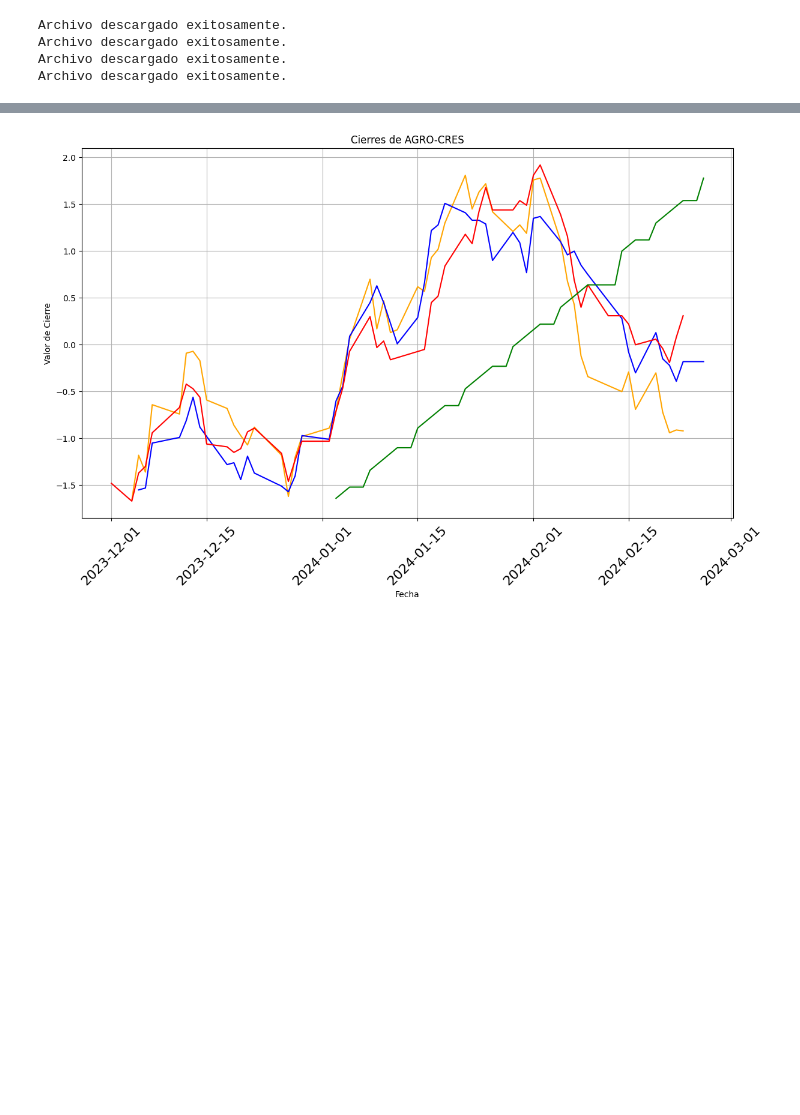
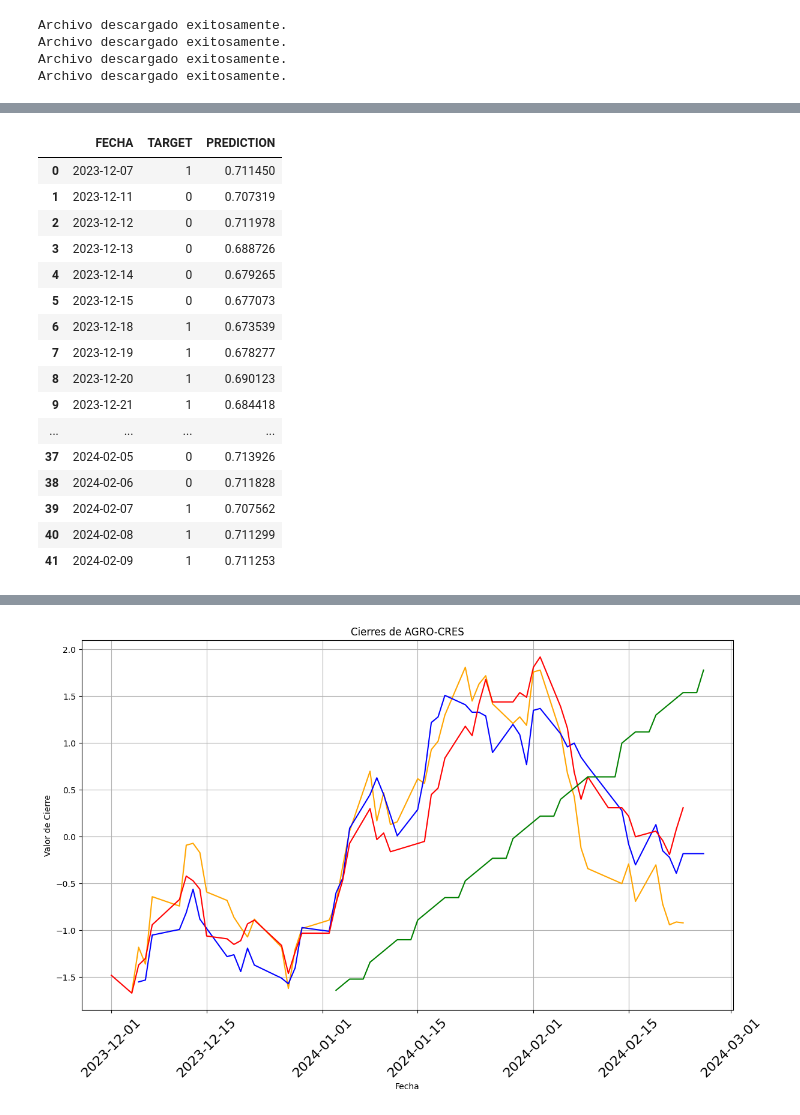
Before and after one commit to lmbibbo/aiInvest, a Jupyter notebook: main.ipynb, the cells around one changed output, grey strips where cells are left out. Cells and saved outputs as stored; diff of their text form; code cells hidden in the pictures; blank space fills up the shorter version.

```diff
--- a/main.ipynb
+++ b/main.ipynb
@@ -45,7 +79,15 @@ Down Jones: Amarillo
 # %%
 from last_utilities import *
 
-model = entrenar_modelo(df_dmep)
-result = testear_modelo(model, df_dmep)
-print(result)
+# Train the model using the fit method
+# The training data and the target values are passed to this method
+predictors = ['RESULTADO', 'CIERRE1', 'CIERRE3', 'CIERRE5', 'CIERRE1_dmep', 'CIERRE3_dmep', 'CIERRE5_dmep', 'RESULTADO_dmep', 'CIERRE1_merval', 'CIERRE3_merval', 'CIERRE5_merval', 'RESULTADO_merval', 'CIERRE1_djones', 'CIERRE3_djones', 'CIERRE5_djones', 'RESULTADO_djones']
+#predictors = ['CIERRE', 'APERTURA', 'RESULTADO']
+
+df_mergeado = pd.merge(df_ypfd, df_dmep, on='FECHA', how='inner', suffixes=('', '_dmep'))
+df_mergeado = pd.merge(df_mergeado, df_merval, on='FECHA', how='inner', suffixes=('', '_merval'))
+df_mergeado = pd.merge(df_mergeado, df_djones, on='FECHA', how='inner', suffixes=('', '_djones'))
+df_mergeado.dropna()
+
+model = entrenar_modelo(df_mergeado, predictors)
 # %% [output]
@@ -52,0 +100,22 @@ ModuleNotFoundError: No module named 'sklearn'
+# %%
+result = testear_modelo(model, df_mergeado, predictors)
+# %%
+result
+# %% [output]
+|  | FECHA | TARGET | PREDICTION |
+| 0 | 2023-12-07 | 1 | 0.711450 |
+| 1 | 2023-12-11 | 0 | 0.707319 |
+| 2 | 2023-12-12 | 0 | 0.711978 |
+| 3 | 2023-12-13 | 0 | 0.688726 |
+| 4 | 2023-12-14 | 0 | 0.679265 |
+| 5 | 2023-12-15 | 0 | 0.677073 |
+| 6 | 2023-12-18 | 1 | 0.673539 |
+| 7 | 2023-12-19 | 1 | 0.678277 |
+| 8 | 2023-12-20 | 1 | 0.690123 |
+| 9 | 2023-12-21 | 1 | 0.684418 |
+| ... | ... | ... | ... |
+| 37 | 2024-02-05 | 0 | 0.713926 |
+| 38 | 2024-02-06 | 0 | 0.711828 |
+| 39 | 2024-02-07 | 1 | 0.707562 |
+| 40 | 2024-02-08 | 1 | 0.711299 |
+| 41 | 2024-02-09 | 1 | 0.711253 |
```
Also changed, not shown: parts of 17 cells of this notebook, 2 other files.
